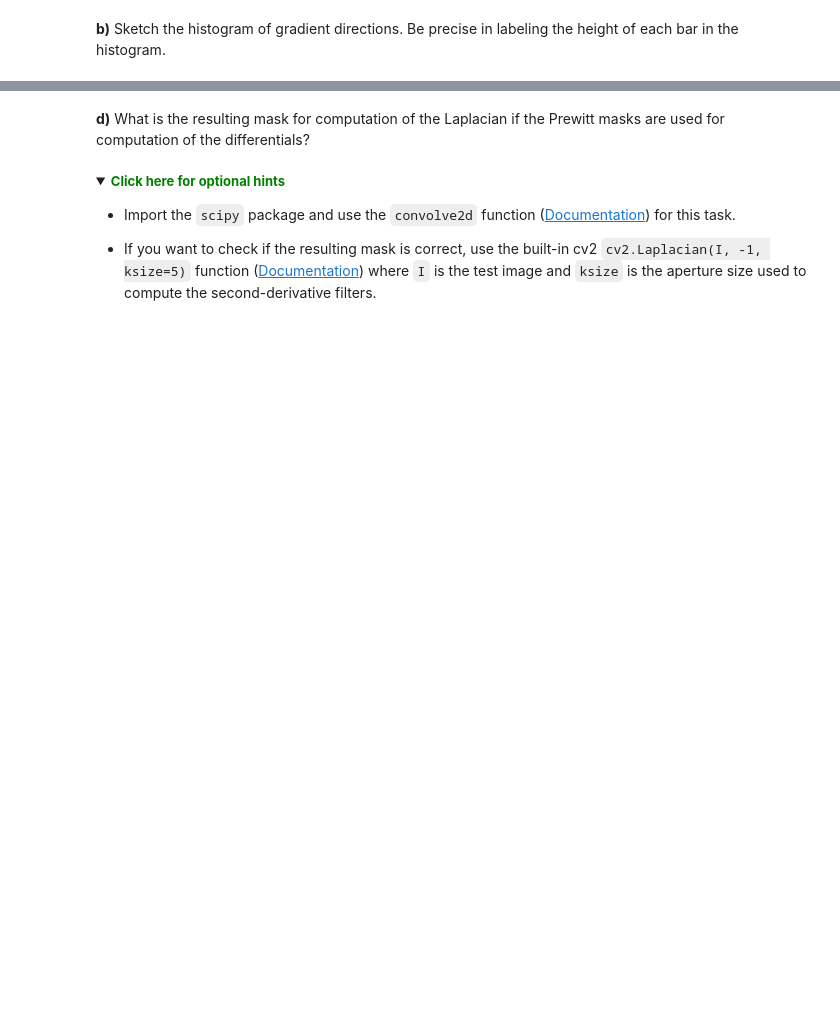
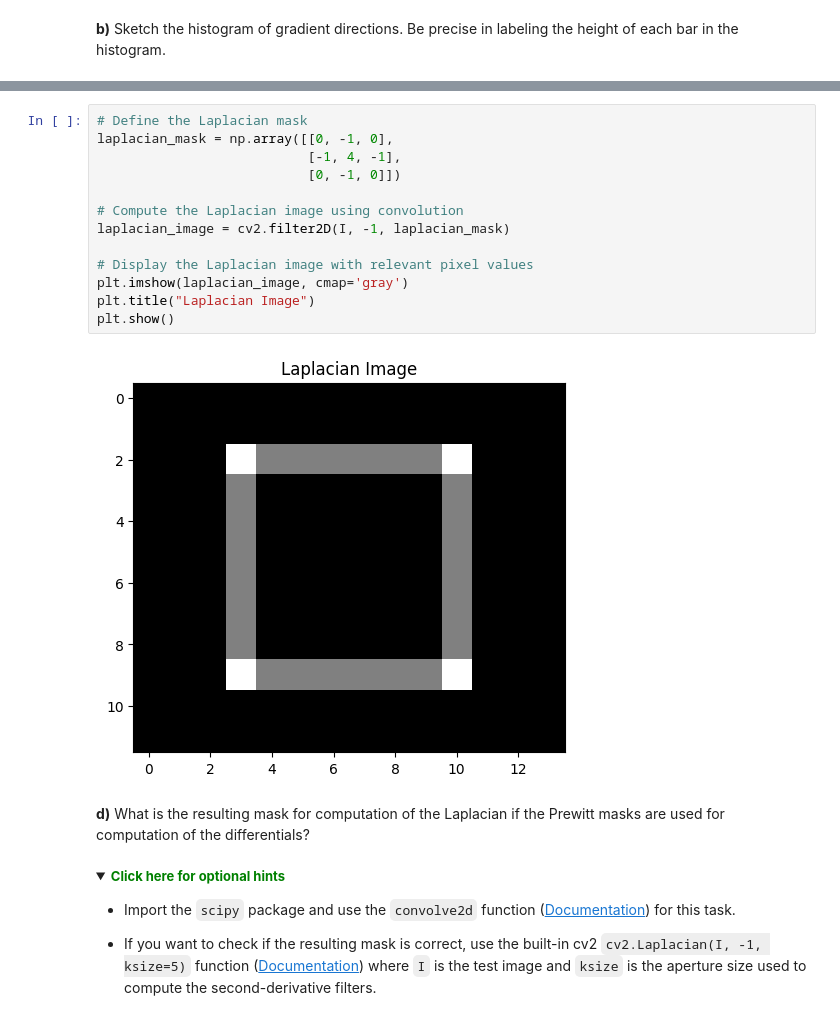
Before and after one commit to Pappol/AIS_notes, a Jupyter notebook: Image processing(Stavanger)/Lab4/LABexc4-ELE510-2023.ipynb, the cells around one changed output, grey strips where cells are left out. Cells and saved outputs as stored; diff of their text form; folded sections open; blank space fills up the shorter version.

```diff
--- a/Image processing(Stavanger)/Lab4/LABexc4-ELE510-2023.ipynb
+++ b/Image processing(Stavanger)/Lab4/LABexc4-ELE510-2023.ipynb
@@ -143,6 +307,21 @@ The Laplacian can be computed using the following mask:
     {\mathbf h}_{L}=
     \begin{bmatrix} 0 & -1 & 0\\ -1 & 4 & -1\\ 0 & -1 & 0\end{bmatrix},
 \end{equation}
+# %%
+# Define the Laplacian mask
+laplacian_mask = np.array([[0, -1, 0],
+                           [-1, 4, -1],
+                           [0, -1, 0]])
+
+# Compute the Laplacian image using convolution
+laplacian_image = cv2.filter2D(I, -1, laplacian_mask)
+
+# Display the Laplacian image with relevant pixel values
+plt.imshow(laplacian_image, cmap='gray')
+plt.title("Laplacian Image")
+plt.show()
+# %% [output]
+[figure, added]
 # %% [markdown]
 **d)** What is the resulting mask for computation of the Laplacian if the Prewitt masks are used for computation of the differentials?
 
```
Also changed, not shown: parts of 21 cells of this notebook, 20 other files.
